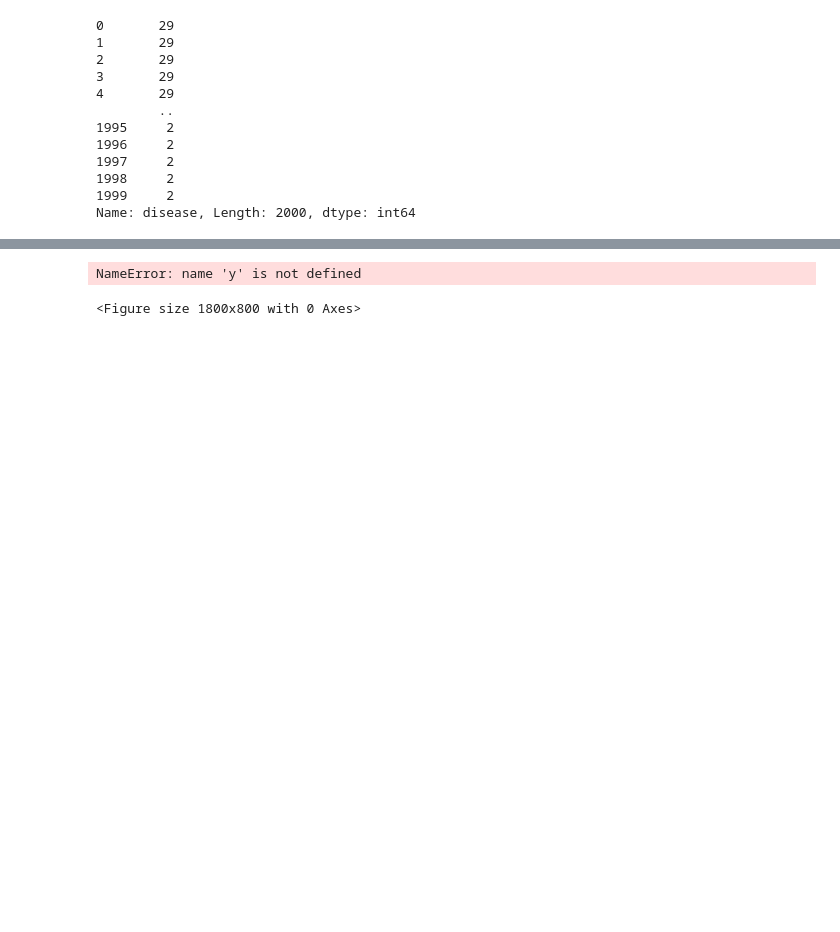
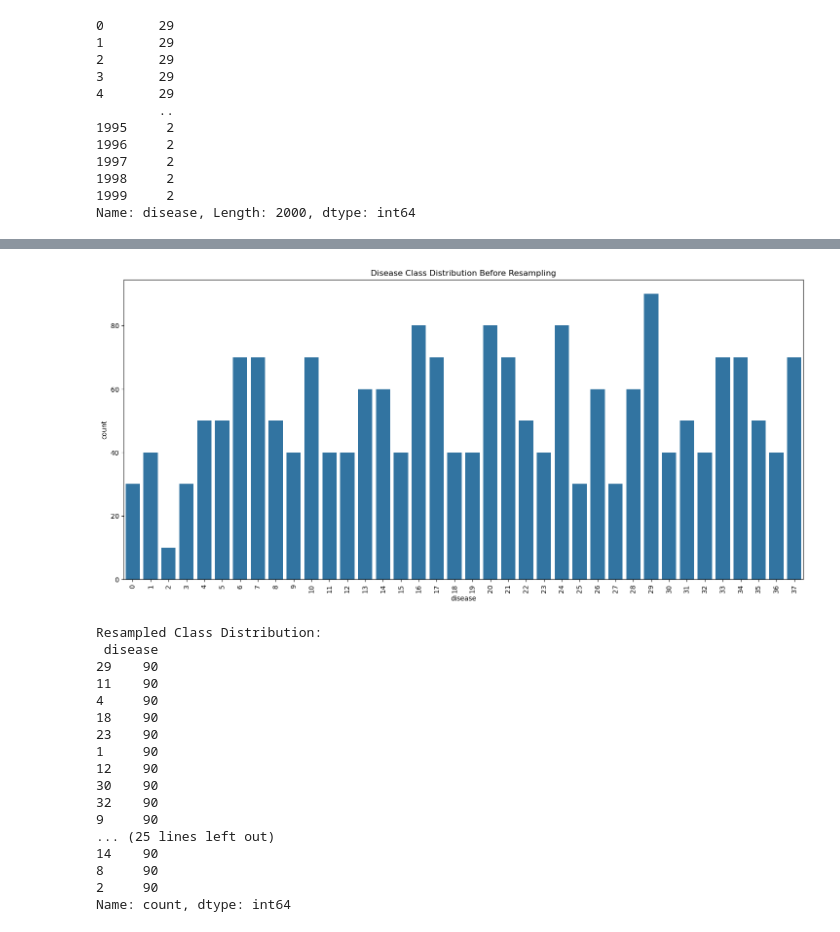
Before and after one commit to KritimPrasadKafle/Machine-Learning, a Jupyter notebook: MachineLearningProject/DiseaseDetection.ipynb, the cells around one changed output, grey strips where cells are left out. Drawn from its saved outputs; the diff is of its cells as text; code cells hidden in the pictures; blank space fills up the shorter version.

Commit message:
Fixed RandomOverSampler

```diff
--- a/MachineLearningProject/DiseaseDetection.ipynb
+++ b/MachineLearningProject/DiseaseDetection.ipynb
@@ -116,11 +136,30 @@ Name: disease, Length: 2000, dtype: int64
 # %%
+from imblearn.over_sampling import RandomOverSampler
 plt.figure(figsize = (18,8))
-sns.countplot(x=y)
+sns.countplot(x=Y)
 plt.title("Disease Class Distribution Before Resampling")
 plt.xticks(rotation = 90)
 plt.show()
 ros=RandomOverSampler(random_state=42)
-X_sampled,y_
+X_resampled,y_resampled = ros.fit_resample(X, Y)
+
+print("Resampled Class Distribution:\n", pd.Series(y_resampled).value_counts())
 # %% [output]
+[figure, added]
-NameError: name 'y' is not defined
+Resampled Class Distribution:
+ disease
+29    90
+11    90
+4     90
+18    90
+23    90
+1     90
+12    90
+30    90
+32    90
+9     90
+... (25 lines left out)
+14    90
+8     90
+2     90
+Name: count, dtype: int64
-<Figure size 1800x800 with 0 Axes>
```
Also changed, not shown: parts of 1 cell of this notebook.
